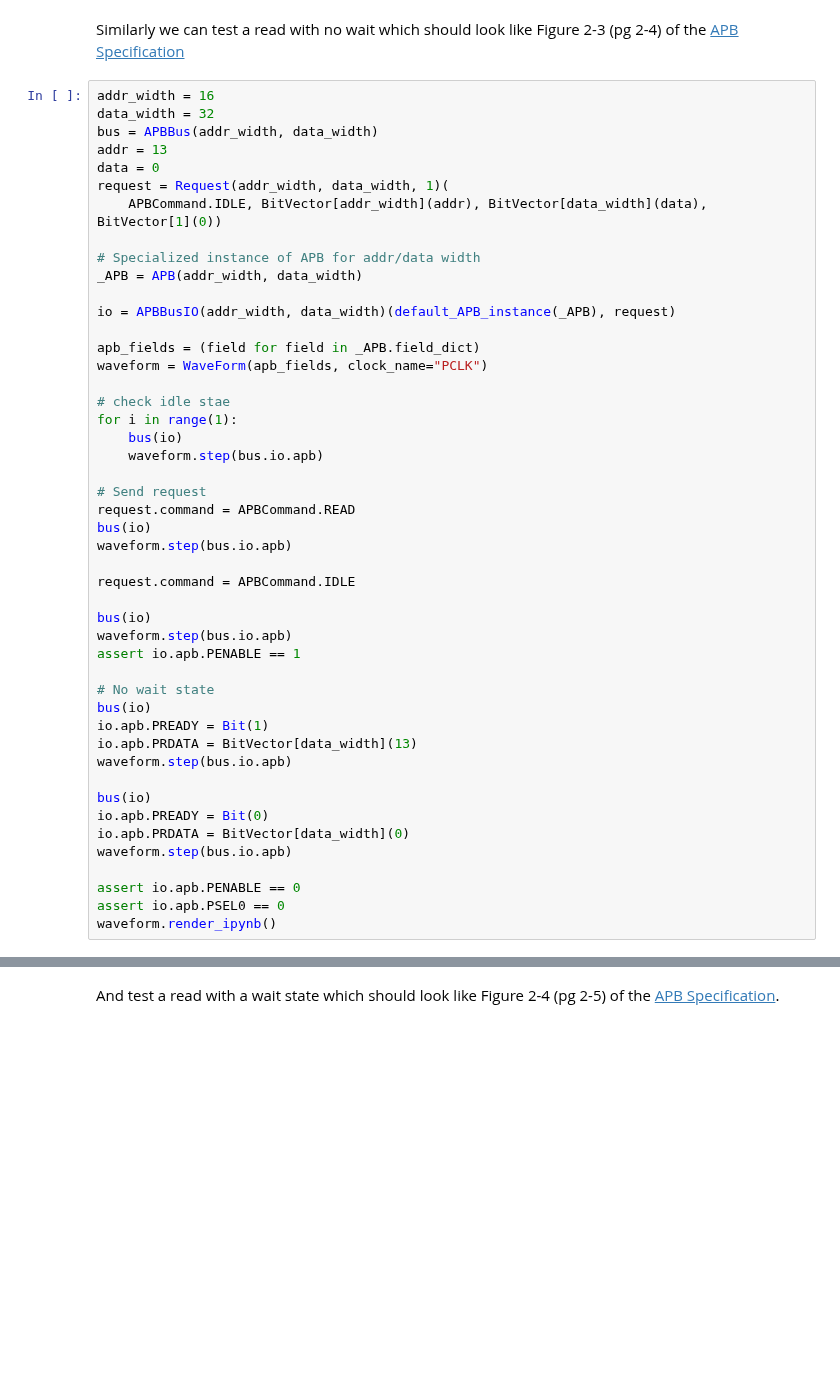
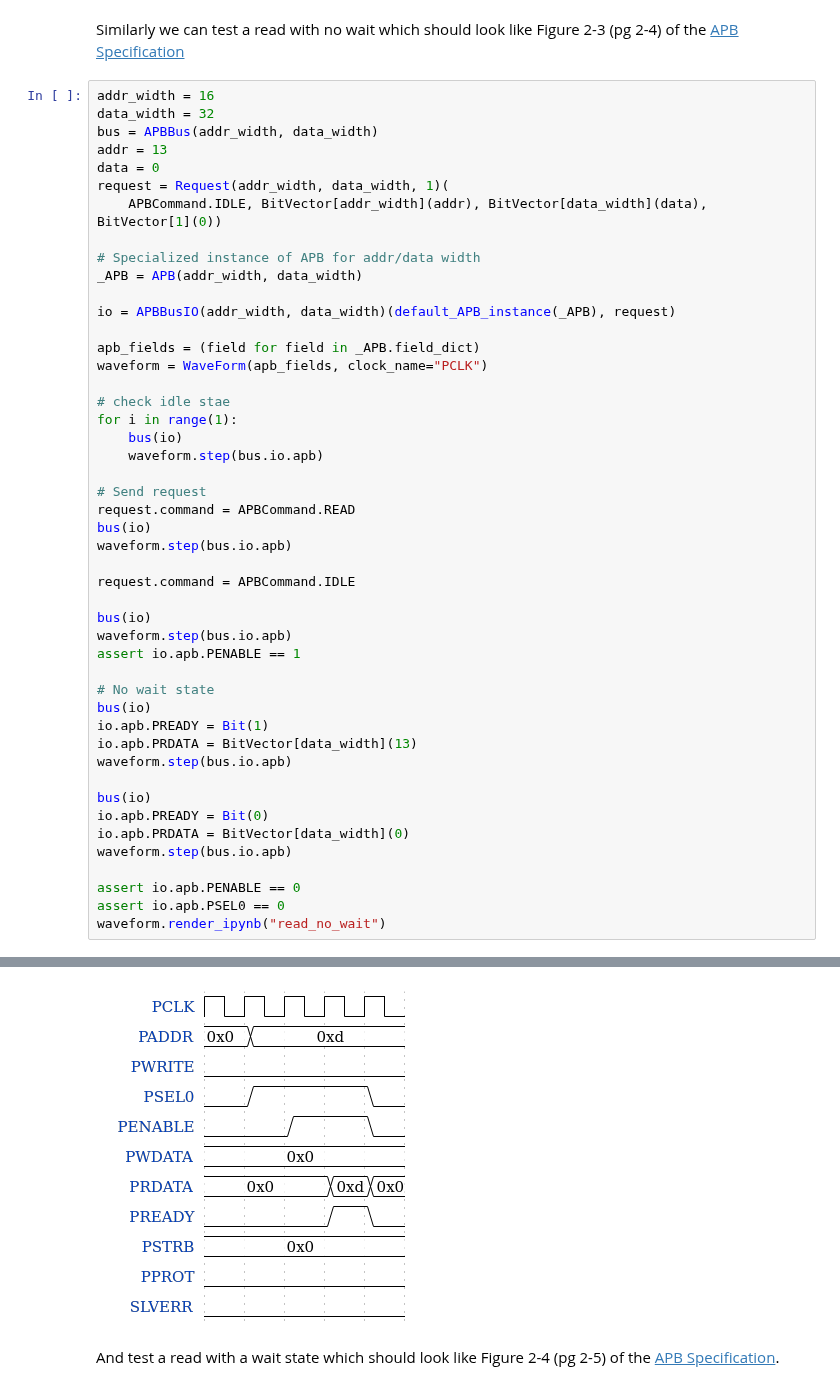
Before and after one commit to leonardt/magma_register_file_tutorial, a Jupyter notebook: 2-Defining an APB Model in Python.ipynb, the cells around one changed output, grey strips where cells are left out. Cells and saved outputs as stored; diff of their text form; blank space fills up the shorter version.

```diff
--- a/2-Defining an APB Model in Python.ipynb
+++ b/2-Defining an APB Model in Python.ipynb
@@ -645,5 +645,5 @@ waveform.step(bus.io.apb)
 
 assert io.apb.PENABLE == 0
 assert io.apb.PSEL0 == 0
-waveform.render_ipynb()
+waveform.render_ipynb("read_no_wait")
 # %% [output]
@@ -651,3 +650,4 @@ waveform.render_ipynb()
+[figure, added]
 # %% [markdown]
 And test a read with a wait state which should look like Figure 2-4 (pg 2-5) of
 the [APB Specification](https://static.docs.arm.com/ihi0024/b/AMBA3apb.pdf).
```
Also changed, not shown: parts of 5 cells of this notebook, 7 other files.
